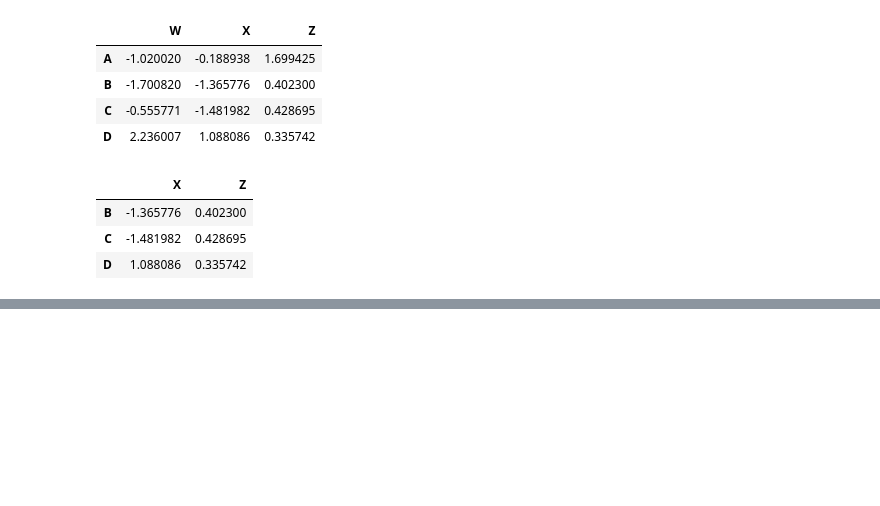
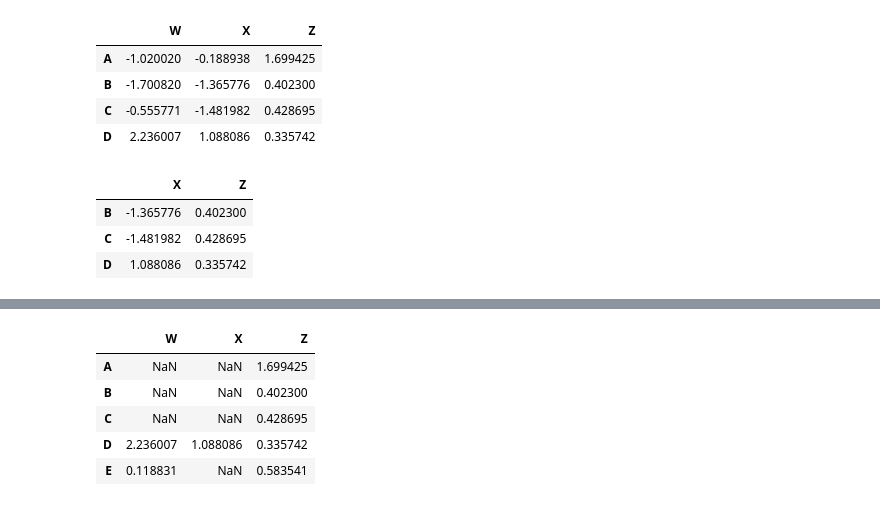
Before and after one commit to ludiemert/Analyzing_Data_Pandas_SQL, a Jupyter notebook: DataFrame.ipynb, the cells around one changed output, grey strips where cells are left out. Drawn from its saved outputs; the diff is of its cells as text; code cells hidden in the pictures; blank space fills up the shorter version.

```diff
--- a/DataFrame.ipynb
+++ b/DataFrame.ipynb
@@ -199,0 +239,10 @@ df.iloc[1:4, 1:3]
+# %%
+# eu quero qdo ele for maior que 0
+df[df > 0]
+# %% [output]
+|  | W | X | Z |
+| A | NaN | NaN | 1.699425 |
+| B | NaN | NaN | 0.402300 |
+| C | NaN | NaN | 0.428695 |
+| D | 2.236007 | 1.088086 | 0.335742 |
+| E | 0.118831 | NaN | 0.583541 |
```
Also changed, not shown: parts of 4 cells of this notebook, 2 other files.
